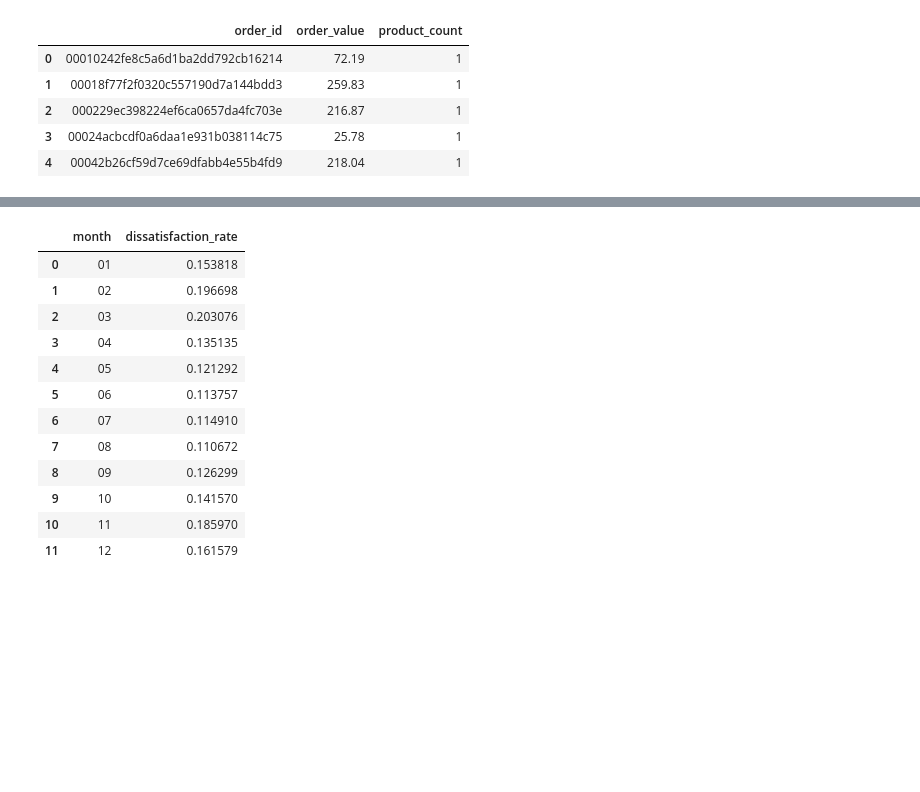
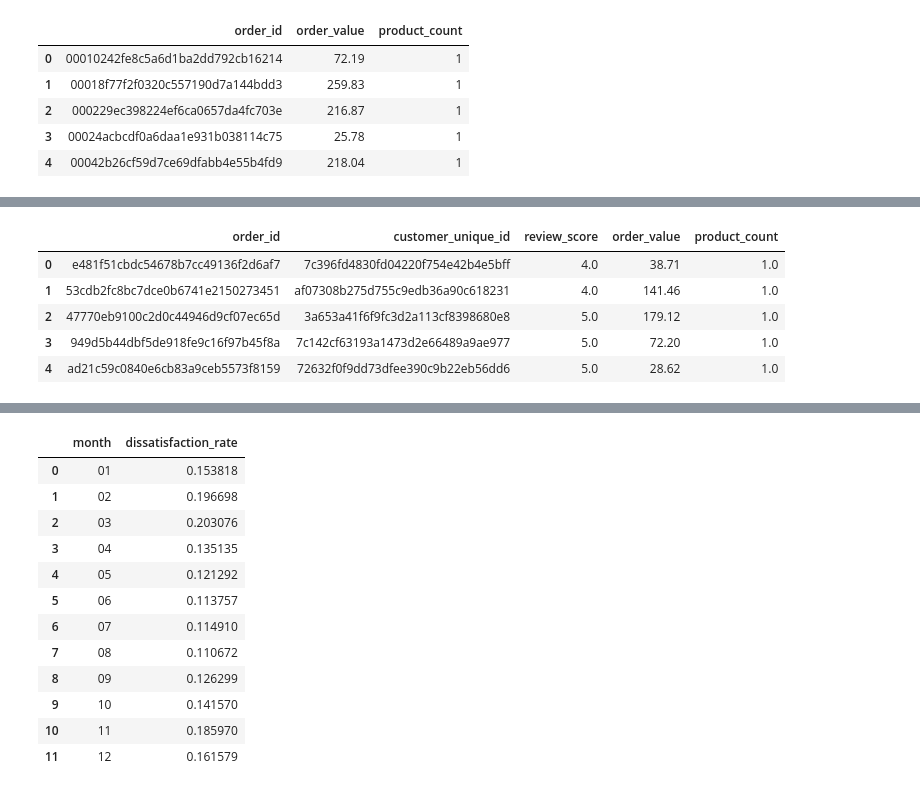
Before and after one commit to rachelv2/ecommerce-cx-dissatisfaction-prediction, a Jupyter notebook: notebooks/00_sql_relations_and_queries.ipynb, the cells around one changed output, grey strips where cells are left out. Drawn from its saved outputs; the diff is of its cells as text; code cells hidden in the pictures; blank space fills up the shorter version.

```diff
--- a/notebooks/00_sql_relations_and_queries.ipynb
+++ b/notebooks/00_sql_relations_and_queries.ipynb
@@ -135,3 +222,18 @@ order_value_df.head()
+# %%
+df_sql_full[[
+    "order_id",
+    "customer_unique_id",
+    "review_score",
+    "order_value",
+    "product_count"
+]].head()
+# %% [output]
+|  | order_id | customer_unique_id | review_score | order_value | product_count |
+| 0 | e481f51cbdc54678b7cc49136f2d6af7 | 7c396fd4830fd04220f754e42b4e5bff | 4.0 | 38.71 | 1.0 |
+| 1 | 53cdb2fc8bc7dce0b6741e2150273451 | af07308b275d755c9edb36a90c618231 | 4.0 | 141.46 | 1.0 |
+| 2 | 47770eb9100c2d0c44946d9cf07ec65d | 3a653a41f6f9fc3d2a113cf8398680e8 | 5.0 | 179.12 | 1.0 |
+| 3 | 949d5b44dbf5de918fe9c16f97b45f8a | 7c142cf63193a1473d2e66489a9ae977 | 5.0 | 72.20 | 1.0 |
+| 4 | ad21c59c0840e6cb83a9ceb5573f8159 | 72632f0f9dd73dfee390c9b22eb56dd6 | 5.0 | 28.62 | 1.0 |
 # %%
 # Join order value to base
 df_sql_full = df_sql_base.merge(order_value_df, on="order_id", how="left")
```
Also changed, not shown: parts of 11 cells of this notebook, 1 other file.
